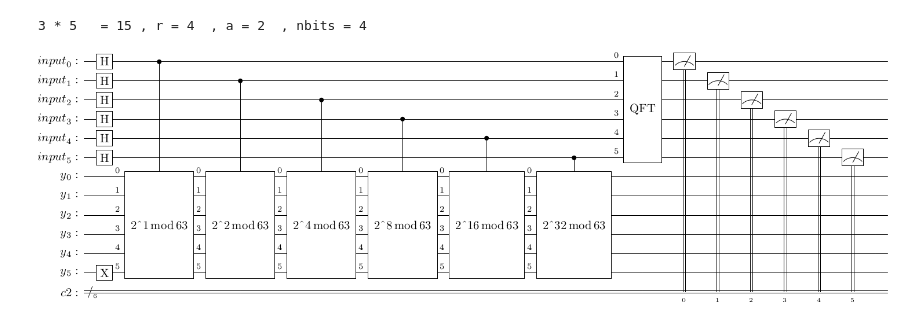
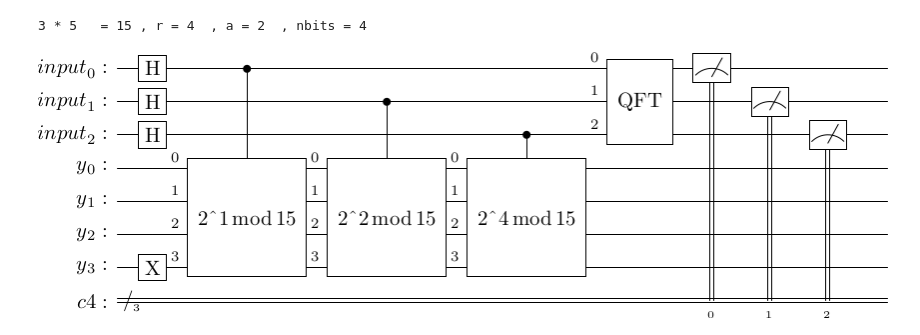
Before and after one commit to vabarbosa/vb_Quantum-Computing-Circuits, a Jupyter notebook: Shor's Algorithm with Qiskit.ipynb, the cells around one changed output. Cells and saved outputs as stored; diff of their text form; code cells hidden in the pictures.

```diff
--- a/Shor's Algorithm with Qiskit.ipynb
+++ b/Shor's Algorithm with Qiskit.ipynb
@@ -404,32 +404,32 @@ if not factorfound:
 3 * 5   = 15 , r = 4  , a = 2  , nbits = 4
 # %%
 #Altenative gate construction for x = 2 and N = 2^n - 1
-power2 = 6
+power2 = 4
 N = 2**power2 - 1
 
 def powermodp2(power,power2): #multiply by 2^p (mod 2^n-1)
     U = QuantumCircuit(power2)
     for i in range(power):
         for j in range(power2-1):
             U.swap(j,j+1)
     U = U.to_gate()
     U.name = f"2^{power} mod {N}"
     c_U = U.control()
     return c_U
 
-nbits = power2 #edit this line to change the size of the input regiter (eg: nbits = power2 - 1)
+nbits = power2 - 1 #edit this line to change the size of the input regiter (eg: nbits = power2 + 1)
 xreg = QuantumRegister(nbits,"input")
 y = QuantumRegister(power2,"y")
 cx = ClassicalRegister(nbits)
 qc = QuantumCircuit(xreg,y,cx)
 qc.h(xreg[:])
 qc.x(nbits + power2 - 1)
 for k in range(nbits):
     qc.append(powermodp2(2**k,power2),[k] + y[:])
 
 qc.append(QFT(nbits),range(nbits))
 qc.measure(range(nbits),range(nbits))
 
 qc.draw(fold=-1,output="latex")
 # %% [output]
-[figure, old version]
+[figure, new version]
```
Also changed, not shown: parts of 4 cells of this notebook, 1 other file.
